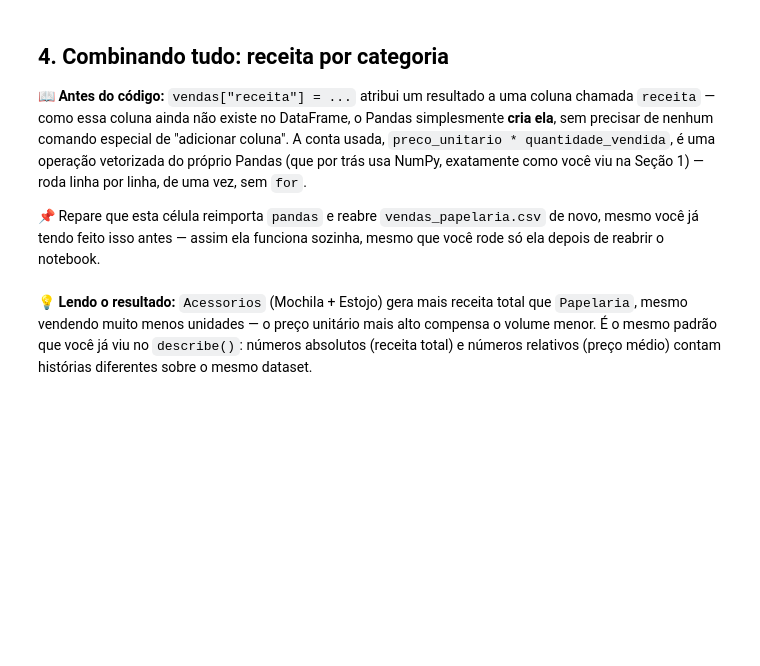
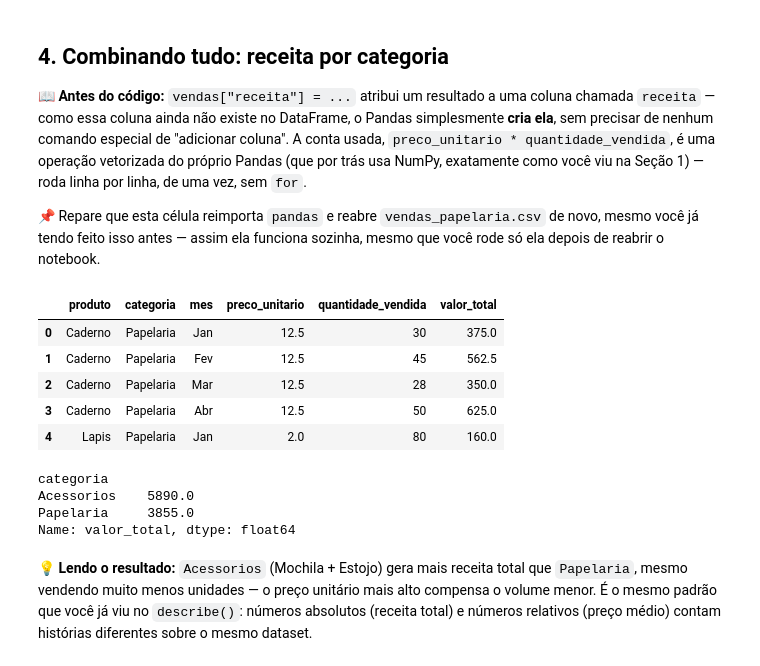
Before and after one commit to laisalegri/turma05-analise-de-dados-com-python, a Jupyter notebook: 05_Pandas_e_NumPy/Aluno/notebook_colab.ipynb, the cells around one changed output. Cells and saved outputs as stored; diff of their text form; code cells hidden in the pictures; blank space fills up the shorter version.

```diff
--- a/05_Pandas_e_NumPy/Aluno/notebook_colab.ipynb
+++ b/05_Pandas_e_NumPy/Aluno/notebook_colab.ipynb
@@ -710,14 +772,25 @@ Você consegue explicar os 3 passos que o `groupby` faz por dentro (dividir, apl
 # %%
 import pandas as pd
 from IPython.display import display
 
 vendas = pd.read_csv("dataset/vendas_papelaria.csv")
 
-vendas["receita"] = vendas["preco_unitario"] * vendas["quantidade_vendida"]
+vendas["valor_total"] = vendas["preco_unitario"] * vendas["quantidade_vendida"]
 display(vendas.head())
 
-receita_por_categoria = vendas.groupby("categoria")["receita"].sum()
+receita_por_categoria = vendas.groupby("categoria")["valor_total"].sum()
 display(receita_por_categoria.sort_values(ascending=False))
+# %% [output]
+|  | produto | categoria | mes | preco_unitario | quantidade_vendida | valor_total |
+| 0 | Caderno | Papelaria | Jan | 12.5 | 30 | 375.0 |
+| 1 | Caderno | Papelaria | Fev | 12.5 | 45 | 562.5 |
+| 2 | Caderno | Papelaria | Mar | 12.5 | 28 | 350.0 |
+| 3 | Caderno | Papelaria | Abr | 12.5 | 50 | 625.0 |
+| 4 | Lapis | Papelaria | Jan | 2.0 | 80 | 160.0 |
+categoria
+Acessorios    5890.0
+Papelaria     3855.0
+Name: valor_total, dtype: float64
 # %% [markdown]
 💡 **Lendo o resultado:** `Acessorios` (Mochila + Estojo) gera mais receita total que `Papelaria`, mesmo vendendo muito menos unidades — o preço unitário mais alto compensa o volume menor. É o mesmo padrão que você já viu no `describe()`: números absolutos (receita total) e números relativos (preço médio) contam histórias diferentes sobre o mesmo dataset.
 # %% [markdown]
```
Also changed, not shown: parts of 15 cells of this notebook.
